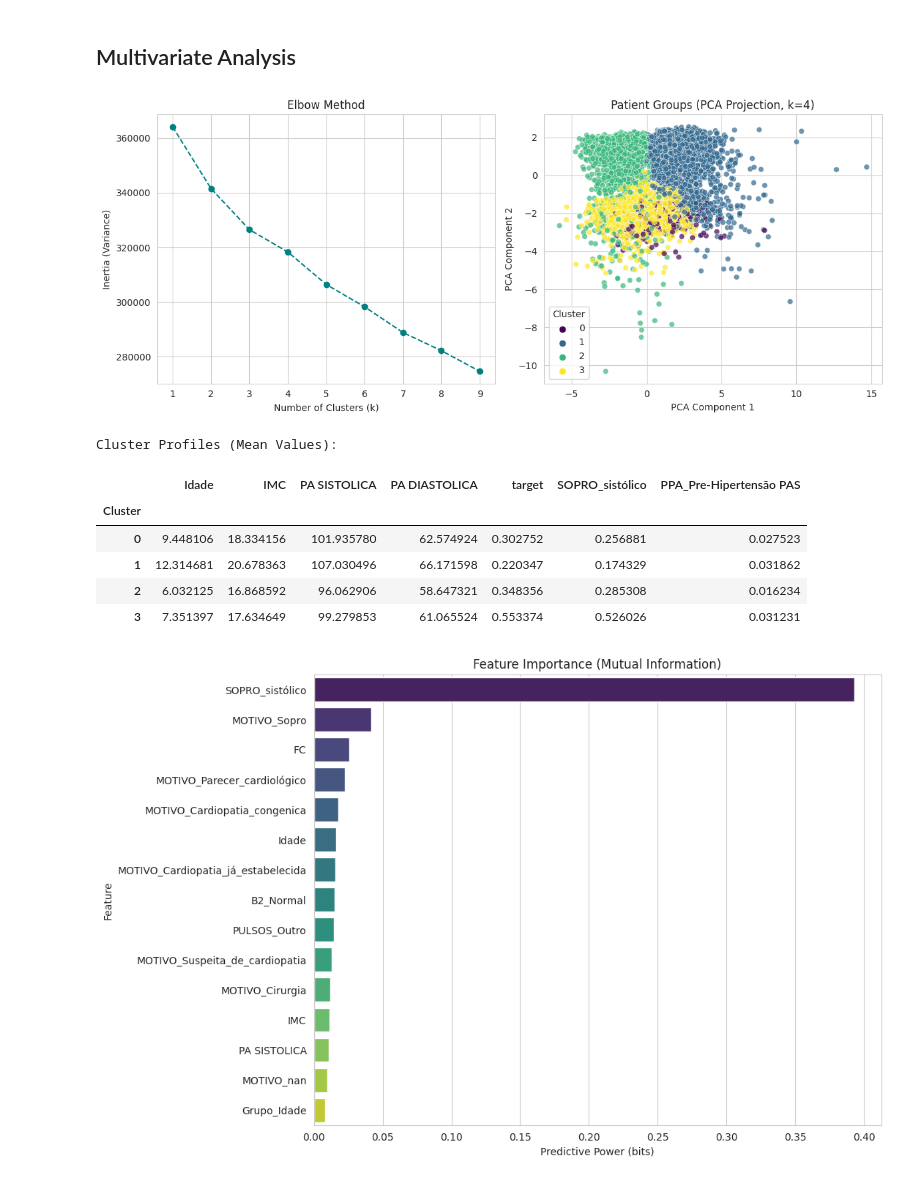
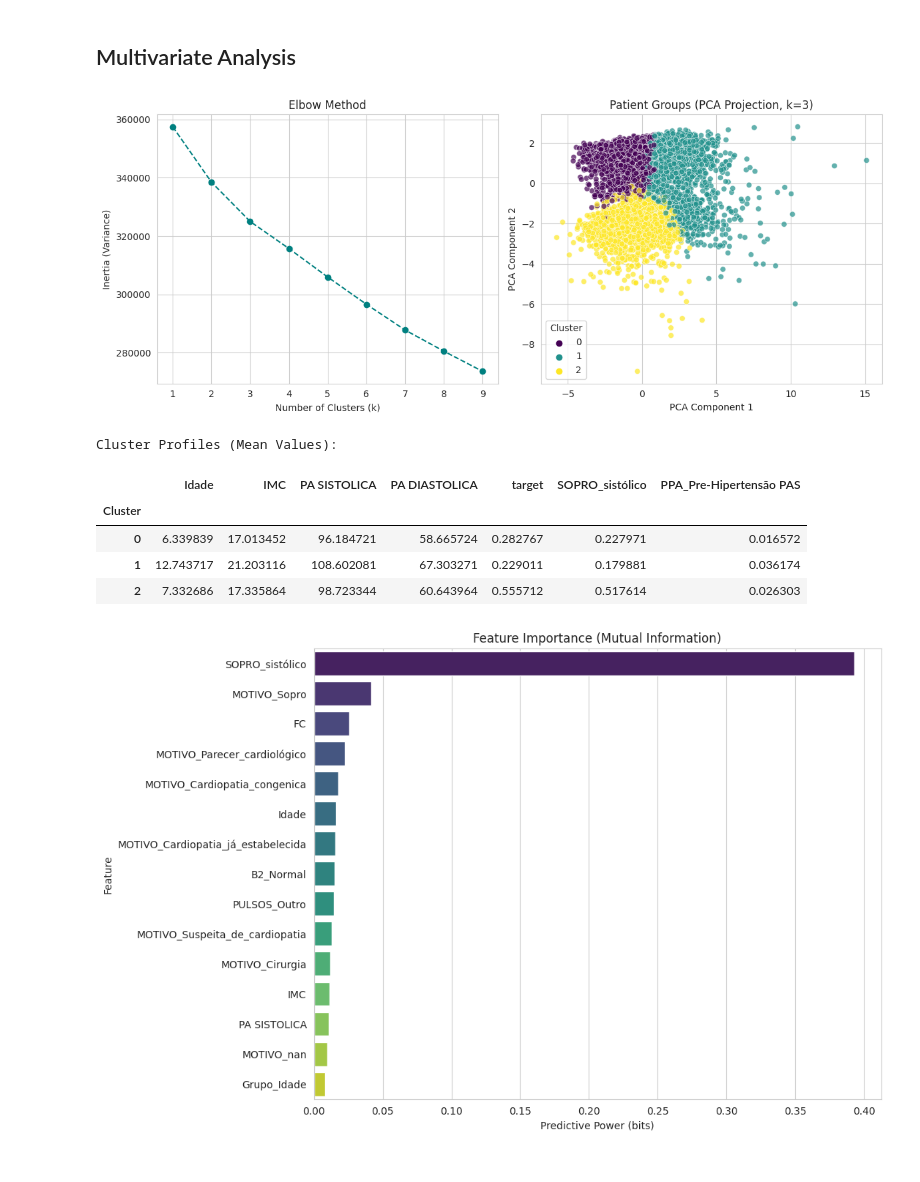
Before and after one commit to BrunoM6/IDS-Y1S1, a Jupyter notebook: project.ipynb, the cells around one changed output. Saved outputs shown, nothing was run; the diff lists cells and outputs as text; code cells hidden in the pictures.

Commit message:
fix on clustering

```diff
--- a/project.ipynb
+++ b/project.ipynb
@@ -551,8 +551,7 @@ from sklearn.cluster import KMeans
 from sklearn.preprocessing import StandardScaler
 from sklearn.decomposition import PCA
 
-
-cols_to_exclude = ['NORMAL X ANORMAL', 'target', 'Peso', 'Altura']
+cols_to_exclude = ['NORMAL X ANORMAL', 'target', 'Peso', 'Altura', 'Cluster']
 X_cluster = df.drop(columns=[c for c in cols_to_exclude if c in df.columns], errors='ignore')
 
 scaler = StandardScaler()
@@ -568,43 +567,43 @@ for k in K_range:
 
 plt.figure(figsize=(12, 5))
 plt.subplot(1, 2, 1)
 plt.plot(K_range, inertia, marker='o', linestyle='--', color='teal')
 plt.title('Elbow Method')
 plt.xlabel('Number of Clusters (k)')
 plt.ylabel('Inertia (Variance)')
 
-k_best = 4
+k_best = 3
 kmeans = KMeans(n_clusters=k_best, random_state=42, n_init=10)
 clusters = kmeans.fit_predict(X_scaled)
 
 df['Cluster'] = clusters
 
-pca = PCA(n_components=2)
+
+pca = PCA(n_components=2, random_state=42)
 X_pca = pca.fit_transform(X_scaled)
 
 plt.subplot(1, 2, 2)
 sns.scatterplot(x=X_pca[:, 0], y=X_pca[:, 1], hue=df['Cluster'], palette='viridis', alpha=0.7)
 plt.title(f'Patient Groups (PCA Projection, k={k_best})')
 plt.xlabel('PCA Component 1')
 plt.ylabel('PCA Component 2')
 plt.tight_layout()
 plt.show()
 
 print("Cluster Profiles (Mean Values):")
 profile_cols = ['Idade', 'IMC', 'PA SISTOLICA', 'PA DIASTOLICA', 'target']
 for col in ['SOPRO_sistólico', 'PPA_Pre-Hipertensão PAS']:
     if col in df.columns: profile_cols.append(col)
 
 display(df.groupby('Cluster')[profile_cols].mean().style.background_gradient(cmap='Reds'))
 # %% [output]
-[figure, old version]
+[figure, new version]
 Cluster Profiles (Mean Values):
 |  | Idade | IMC | PA SISTOLICA | PA DIASTOLICA | target | SOPRO_sistólico | PPA_Pre-Hipertensão PAS |
 | Cluster |  |  |  |  |  |  |  |
-| 0 | 9.448106 | 18.334156 | 101.935780 | 62.574924 | 0.302752 | 0.256881 | 0.027523 |
-| 1 | 12.314681 | 20.678363 | 107.030496 | 66.171598 | 0.220347 | 0.174329 | 0.031862 |
-| 2 | 6.032125 | 16.868592 | 96.062906 | 58.647321 | 0.348356 | 0.285308 | 0.016234 |
-| 3 | 7.351397 | 17.634649 | 99.279853 | 61.065524 | 0.553374 | 0.526026 | 0.031231 |
+| 0 | 6.339839 | 17.013452 | 96.184721 | 58.665724 | 0.282767 | 0.227971 | 0.016572 |
+| 1 | 12.743717 | 21.203116 | 108.602081 | 67.303271 | 0.229011 | 0.179881 | 0.036174 |
+| 2 | 7.332686 | 17.335864 | 98.723344 | 60.643964 | 0.555712 | 0.517614 | 0.026303 |
 # %%
 df_mi = df.dropna(subset=['target']).copy()
 
```
Also changed, not shown: 1 other file.
